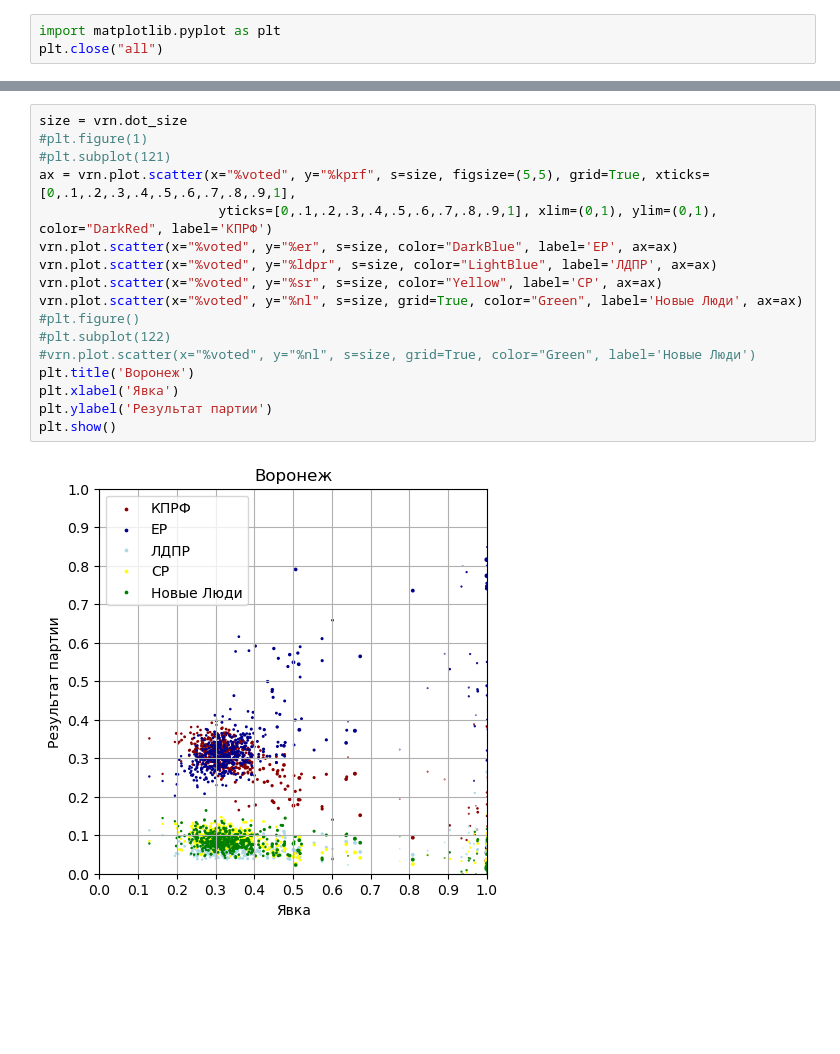
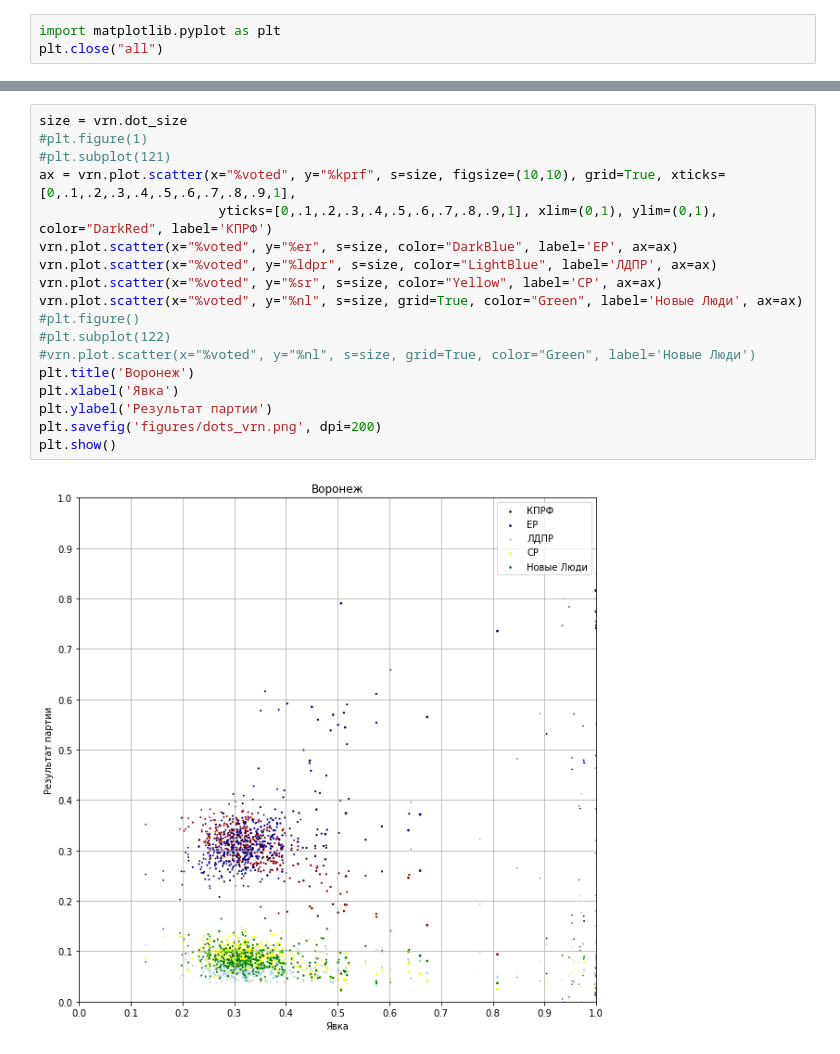
Before and after one commit to ArtemiusR/elections, a Jupyter notebook: Elections_parties.ipynb, the cells around one changed output, grey strips where cells are left out. Drawn from its saved outputs; the diff is of its cells as text; blank space fills up the shorter version.

```diff
--- a/Elections_parties.ipynb
+++ b/Elections_parties.ipynb
@@ -394,22 +411,23 @@ vrn
 # %%
 size = vrn.dot_size
 #plt.figure(1)
 #plt.subplot(121)
-ax = vrn.plot.scatter(x="%voted", y="%kprf", s=size, figsize=(5,5), grid=True, xticks=[0,.1,.2,.3,.4,.5,.6,.7,.8,.9,1],
+ax = vrn.plot.scatter(x="%voted", y="%kprf", s=size, figsize=(10,10), grid=True, xticks=[0,.1,.2,.3,.4,.5,.6,.7,.8,.9,1],
                        yticks=[0,.1,.2,.3,.4,.5,.6,.7,.8,.9,1], xlim=(0,1), ylim=(0,1), color="DarkRed", label='КПРФ')
 vrn.plot.scatter(x="%voted", y="%er", s=size, color="DarkBlue", label='ЕР', ax=ax)
 vrn.plot.scatter(x="%voted", y="%ldpr", s=size, color="LightBlue", label='ЛДПР', ax=ax)
 vrn.plot.scatter(x="%voted", y="%sr", s=size, color="Yellow", label='СР', ax=ax)
 vrn.plot.scatter(x="%voted", y="%nl", s=size, grid=True, color="Green", label='Новые Люди', ax=ax)
 #plt.figure()
 #plt.subplot(122)
 #vrn.plot.scatter(x="%voted", y="%nl", s=size, grid=True, color="Green", label='Новые Люди')
 plt.title('Воронеж')
 plt.xlabel('Явка')
 plt.ylabel('Результат партии')
+plt.savefig('figures/dots_vrn.png', dpi=200)
 plt.show()
 # %% [output]
-[figure, old version]
+[figure, new version]
 # %%
 vrn_sorted = vrn.sort_values('%voted')
 vrn_sorted['%voted'] = round(vrn_sorted['%voted'], 2)
```
Also changed, not shown: parts of 41 cells of this notebook.
